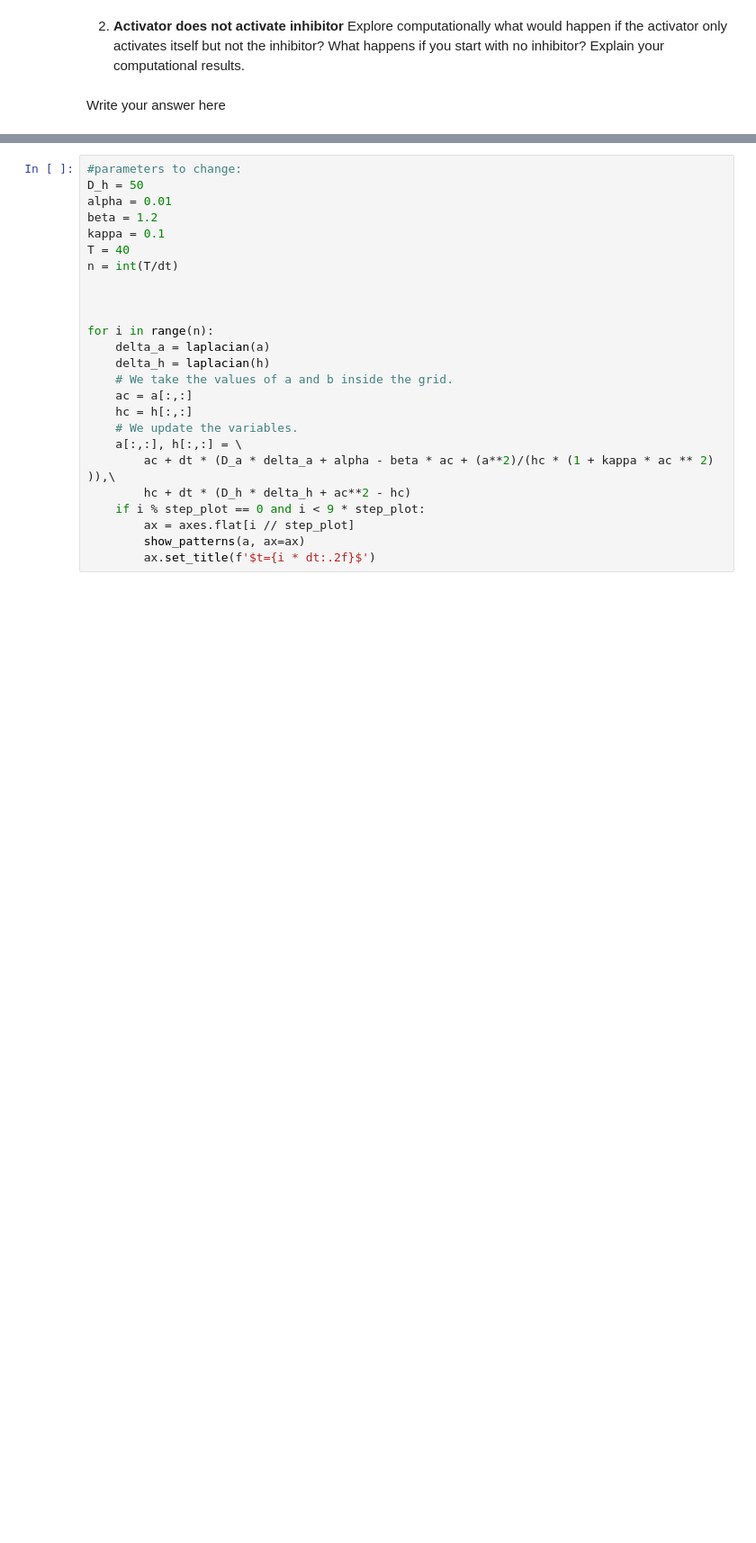
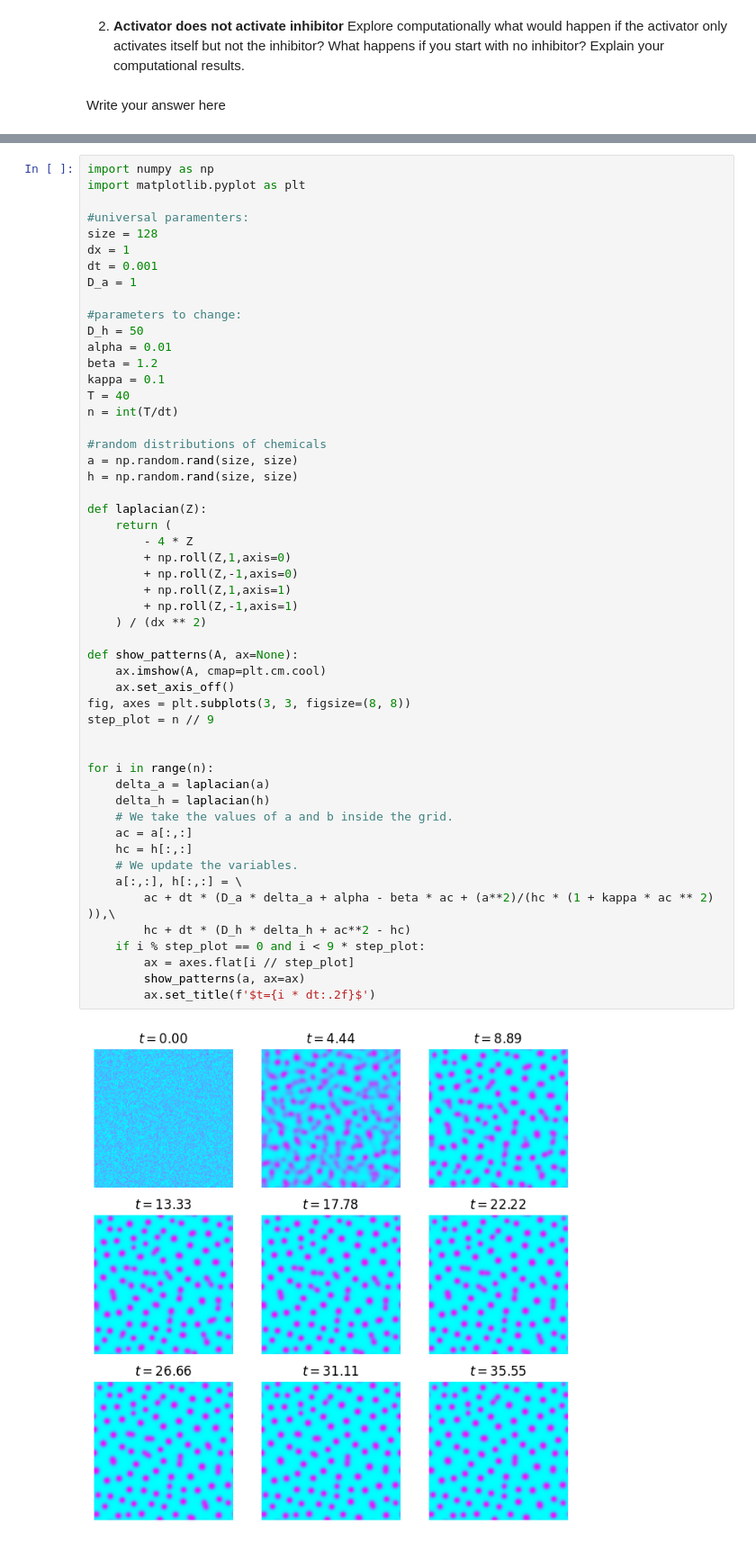
Before and after one commit to kitkate8/BioPhysHW, a Jupyter notebook: Homework/Homework3.ipynb, the cells around one changed output, grey strips where cells are left out. Shown at 90% size. Cells and saved outputs as stored; diff of their text form; blank space fills up the shorter version.

```diff
--- a/Homework/Homework3.ipynb
+++ b/Homework/Homework3.ipynb
@@ -280,28 +280,57 @@ for i in range(n):
 # %% [output]
 [figure]
 # %%
+import numpy as np
+import matplotlib.pyplot as plt
+
+#universal paramenters:
+size = 128
+dx = 1
+dt = 0.001
+D_a = 1
+
 #parameters to change:
 D_h = 50
 alpha = 0.01
 beta = 1.2
 kappa = 0.1
 T = 40
 n = int(T/dt)
 
+#random distributions of chemicals
+a = np.random.rand(size, size)
+h = np.random.rand(size, size)
+
+def laplacian(Z):
+    return (
+        - 4 * Z
+        + np.roll(Z,1,axis=0)
+        + np.roll(Z,-1,axis=0)
+        + np.roll(Z,1,axis=1)
+        + np.roll(Z,-1,axis=1)
+    ) / (dx ** 2)
+
+def show_patterns(A, ax=None):
+    ax.imshow(A, cmap=plt.cm.cool)
+    ax.set_axis_off()
+fig, axes = plt.subplots(3, 3, figsize=(8, 8))
+step_plot = n // 9
 
 
 for i in range(n):
     delta_a = laplacian(a)
     delta_h = laplacian(h)
     # We take the values of a and b inside the grid.
     ac = a[:,:]
     hc = h[:,:]
     # We update the variables.
     a[:,:], h[:,:] = \
         ac + dt * (D_a * delta_a + alpha - beta * ac + (a**2)/(hc * (1 + kappa * ac ** 2) )),\
         hc + dt * (D_h * delta_h + ac**2 - hc)
     if i % step_plot == 0 and i < 9 * step_plot:
         ax = axes.flat[i // step_plot]
         show_patterns(a, ax=ax)
         ax.set_title(f'$t={i * dt:.2f}$')
+# %% [output]
+[figure, added]
 # %%
```
Also changed, not shown: parts of 1 cell of this notebook.
